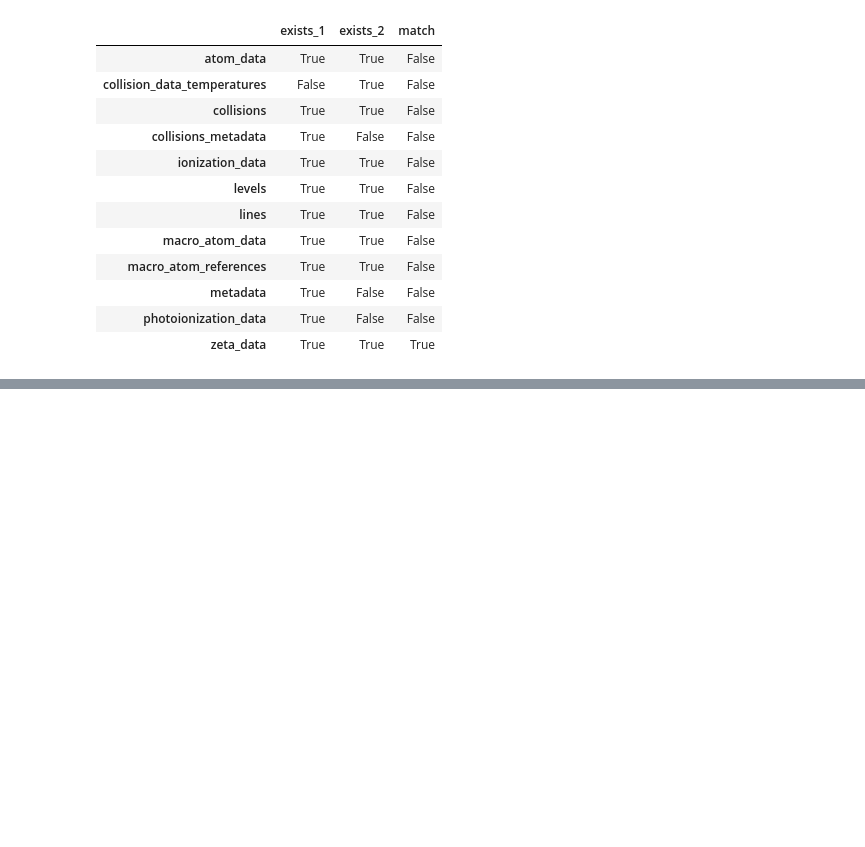
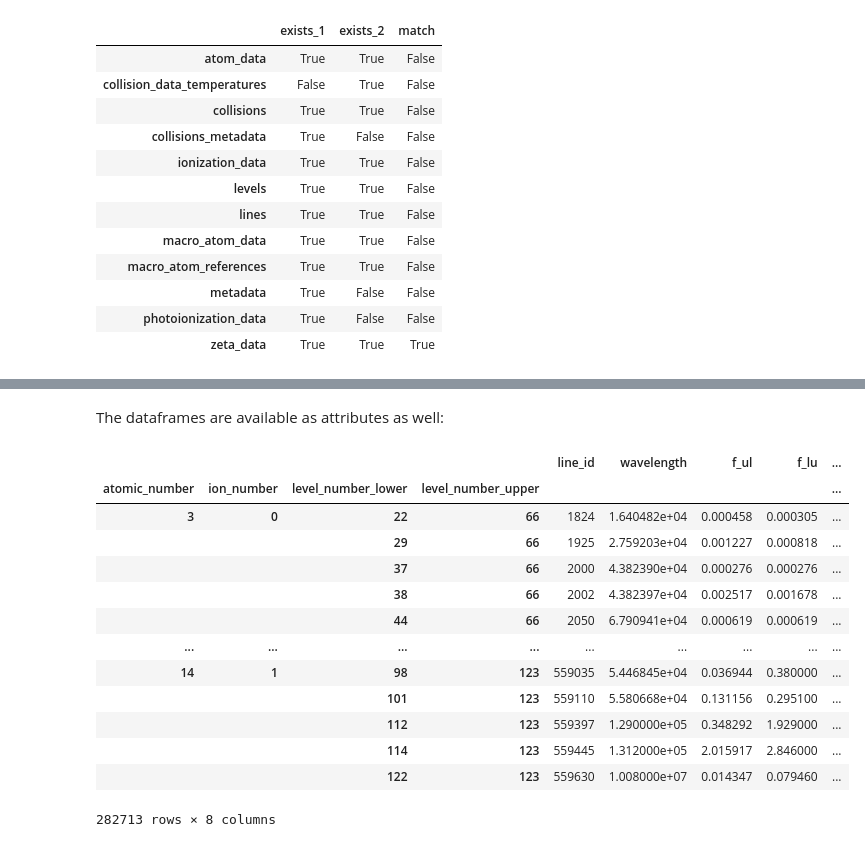
Before and after one commit to tardis-sn/carsus, a Jupyter notebook: docs/development/compare_atomic_files.ipynb, the cells around one changed output, grey strips where cells are left out. Drawn from its saved outputs; the diff is of its cells as text; code cells hidden in the pictures; blank space fills up the shorter version.

```diff
--- a/docs/development/compare_atomic_files.ipynb
+++ b/docs/development/compare_atomic_files.ipynb
@@ -357,0 +119,19 @@ tt.style.applymap(highlight_values, subset=['val_lvl', 'val_lns']).applymap(
+# %% [markdown]
+The dataframes are available as attributes as well:
+# %%
+atc.lines1
+# %% [output]
+|  |  |  |  | line_id | wavelength | f_ul | f_lu | ... |
+| atomic_number | ion_number | level_number_lower | level_number_upper |  |  |  |  | ... |
+| 3 | 0 | 22 | 66 | 1824 | 1.640482e+04 | 0.000458 | 0.000305 | ... |
+|  |  | 29 | 66 | 1925 | 2.759203e+04 | 0.001227 | 0.000818 | ... |
+|  |  | 37 | 66 | 2000 | 4.382390e+04 | 0.000276 | 0.000276 | ... |
+|  |  | 38 | 66 | 2002 | 4.382397e+04 | 0.002517 | 0.001678 | ... |
+|  |  | 44 | 66 | 2050 | 6.790941e+04 | 0.000619 | 0.000619 | ... |
+| ... | ... | ... | ... | ... | ... | ... | ... | ... |
+| 14 | 1 | 98 | 123 | 559035 | 5.446845e+04 | 0.036944 | 0.380000 | ... |
+|  |  | 101 | 123 | 559110 | 5.580668e+04 | 0.131156 | 0.295100 | ... |
+|  |  | 112 | 123 | 559397 | 1.290000e+05 | 0.348292 | 1.929000 | ... |
+|  |  | 114 | 123 | 559445 | 1.312000e+05 | 2.015917 | 2.846000 | ... |
+|  |  | 122 | 123 | 559630 | 1.008000e+07 | 0.014347 | 0.079460 | ... |
+282713 rows × 8 columns
```
Also changed, not shown: parts of 41 cells of this notebook.
